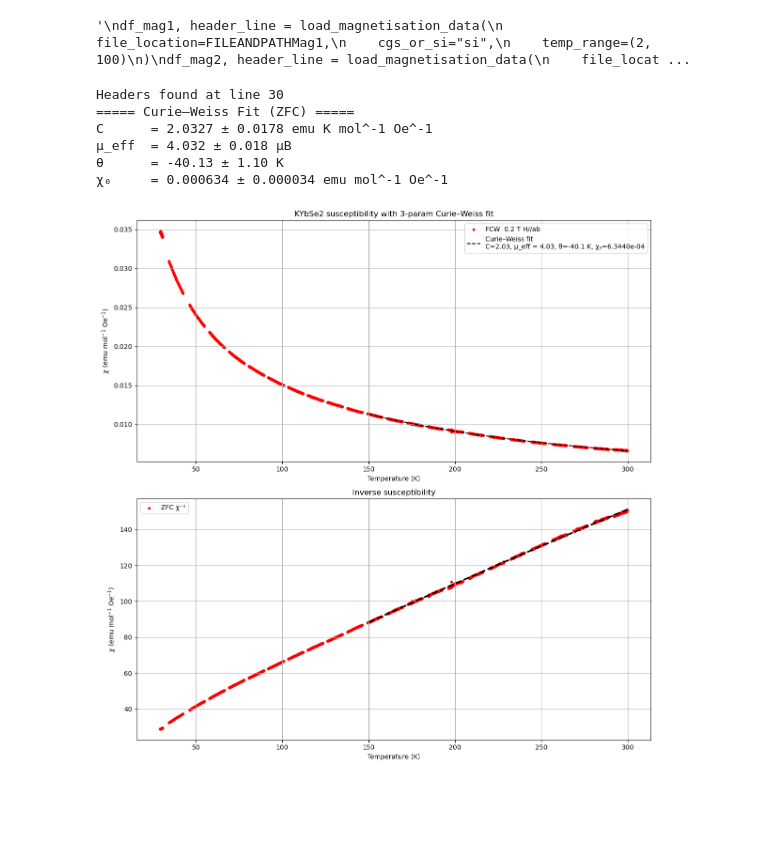
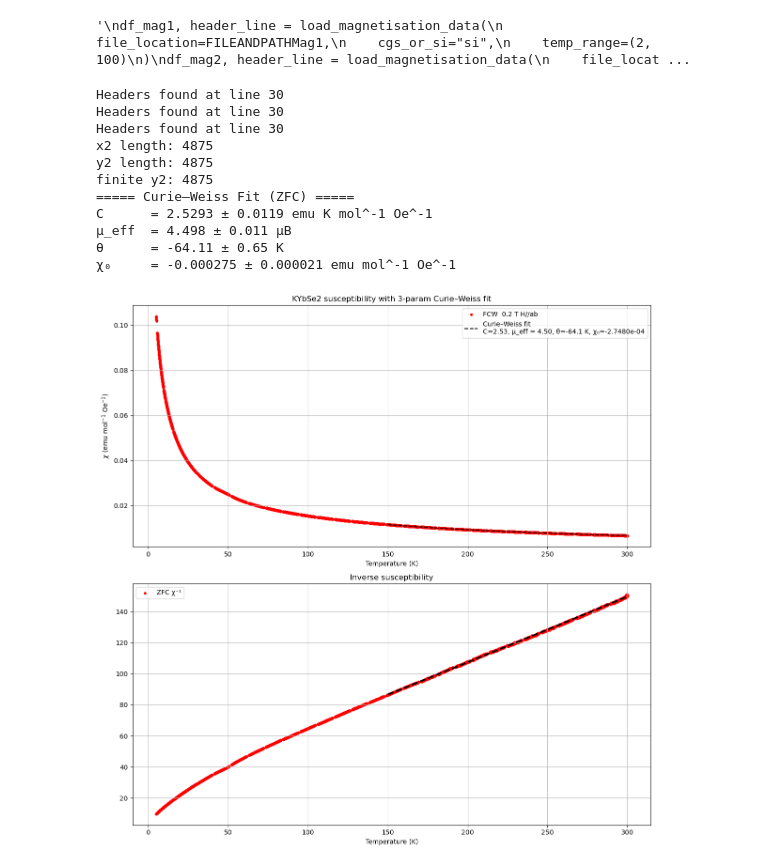
Before and after one commit to Brogan8813/strain-cell, a Jupyter notebook: PPMS_Data_and_Plotting/Plotting/KYbSe2_Susceptibility_Plotting_May_2026.ipynb, the cells around one changed output. Saved outputs shown, nothing was run; the diff lists cells and outputs as text; code cells hidden in the pictures; blank space fills up the shorter version.

Commit message:
KYbSe2 susceptibility plotting

```diff
--- a/PPMS_Data_and_Plotting/Plotting/KYbSe2_Susceptibility_Plotting_May_2026.ipynb
+++ b/PPMS_Data_and_Plotting/Plotting/KYbSe2_Susceptibility_Plotting_May_2026.ipynb
@@ -164,13 +164,54 @@ y1 = df_ref[' y']   # already emu/mol (not scaled)
 # -----------------------------
 #Filepath where the point the test datafile exists in so it can be accessed
 '''MAGNETISATION DATA'''
-filepath1 = "C:/Users/TXB909/Documents/strain-cell/PPMS_Data_and_Plotting/Data/KYbSe2/Magnetisation/"
+filepath = "C:/Users/TXB909/Documents/strain-cell/PPMS_Data_and_Plotting/Data/KYbSe2/Magnetisation/"
 file1 = "KYBSE2_TB001X4_0P2T_HPARA_AB_290526_FCC_300TO30K.dat"
-FILEANDPATHMag1=filepath1+file1
+FILEANDPATHMag1=filepath+file1
 
 
 
 
+
+file1 = "KYBSE2_TB001X4_0P2T_HPARA_AB_290526_5KTO30K.dat"
+file2 = "KYBSE2_TB001X4_0P2T_HPARA_AB_290526_30K_TO300K.dat"
+
+FILE1 = filepath + file1
+FILE2 = filepath + file2
+
+# -----------------------------
+# Load datasets for stitching together 5 to 30 k and 30 to 300 K
+# -----------------------------
+df1, header1 = load_magnetisation_data(
+    file_location=FILE1,
+    cgs_or_si="cgs",
+    temp_range=(2, 300)
+)
+
+df2, header2 = load_magnetisation_data(
+    file_location=FILE2,
+    cgs_or_si="cgs",
+    temp_range=(2, 300)
+)
+
+# -----------------------------
+# Stitch datasets together
+# -----------------------------
+df = pd.concat([df1, df2], ignore_index=True)
+
+# -----------------------------
+# Clean + sort (important for physics plots)
+# -----------------------------
+df = df.replace([np.inf, -np.inf], np.nan)
+df = df.dropna(subset=["Temperature (K)", "Moment (emu)"])
+
+df = df.sort_values("Temperature (K)").reset_index(drop=True)
+
+# -----------------------------
+# Extract variables
+# -----------------------------
+x2 = df["Temperature (K)"]
+M = df["Moment (emu)"]
+H = df["Magnetic Field (Oe)"]
 
 
 df_mag1, header_line = load_magnetisation_data(
@@ -184,16 +225,13 @@ df_mag1, header_line = load_magnetisation_data(
 # -----------------------------
 sample_mass = 0.0049  # g
 molar_mass = 370.0853 # g/mol
-H = df_mag1['Magnetic Field (Oe)']
+H = df["Magnetic Field (Oe)"]
 
-chi = df_mag1['Moment (emu)'] / H
-
-#Troubleshooting
-#print(df_mag1.columns)
-#print(df_mag1.head())
-
-x2 = df_mag1['Temperature (K)']
-y2 = chi * molar_mass / sample_mass   # χ in emu / mol Oe
+chi = M / H
+y2 = chi * molar_mass / sample_mass
+print("x2 length:", len(x2))
+print("y2 length:", len(y2))
+print("finite y2:", np.isfinite(y2).sum())
 
 # -----------------------------
 # Define 3-parameter Curie–Weiss
@@ -247,36 +285,41 @@ ax1.scatter(x2, y2, s=10, color='r', label="FCW  0.2 T H//ab")
 T_smooth = np.linspace(min(x_fit), max(x_fit), 500)
 ax1.plot(T_smooth, curie_weiss_3param(T_smooth, *popt), 'k--',
         label=f"Curie–Weiss fit\nC={C_fit:.2f}, μ_eff = {mu_eff:.2f}, θ={theta_fit:.1f} K, χ₀={chi0_fit:.4e}")
 
 ax1.set_xlabel("Temperature (K)")
 ax1.set_ylabel(r"$\chi$ (emu mol$^{-1}$ Oe$^{-1}$)")
 ax1.set_title("KYbSe2 susceptibility with 3-param Curie–Weiss fit")
 ax1.grid(True)
 ax1.legend()
 
 # --- χ⁻¹(T)
 inv_y2 = 1.0 / y2
 
 ax2.scatter(x2, inv_y2, s=10, color='r', label="ZFC χ⁻¹")
 
 
 # For comparison, plot inverse of fit
 inv_fit = 1.0 / curie_weiss_3param(T_smooth, *popt)
 ax2.plot(T_smooth, inv_fit, 'k--', linewidth=2.5)
 
 ax2.set_xlabel("Temperature (K)")
-ax2.set_ylabel(r"$\chi$ (emu mol$^{-1}$ Oe$^{-1}$)")
+#ax2.set_ylabel(r"$\chi$ (emu mol$^{-1}$ Oe$^{-1}$)")
 ax2.set_title("Inverse susceptibility")
 ax2.grid(True)
 ax2.legend()
 
 plt.tight_layout()
 plt.show()
 # %% [output]
 Headers found at line 30
+Headers found at line 30
+Headers found at line 30
+x2 length: 4875
+y2 length: 4875
+finite y2: 4875
 ===== Curie–Weiss Fit (ZFC) =====
-C      = 2.0327 ± 0.0178 emu K mol^-1 Oe^-1
-μ_eff  = 4.032 ± 0.018 μB
-θ      = -40.13 ± 1.10 K
-χ₀     = 0.000634 ± 0.000034 emu mol^-1 Oe^-1
+C      = 2.5293 ± 0.0119 emu K mol^-1 Oe^-1
+μ_eff  = 4.498 ± 0.011 μB
+θ      = -64.11 ± 0.65 K
+χ₀     = -0.000275 ± 0.000021 emu mol^-1 Oe^-1
-[figure, old version]
+[figure, new version]
```
Also changed, not shown: parts of 1 cell of this notebook, 5 other files.
